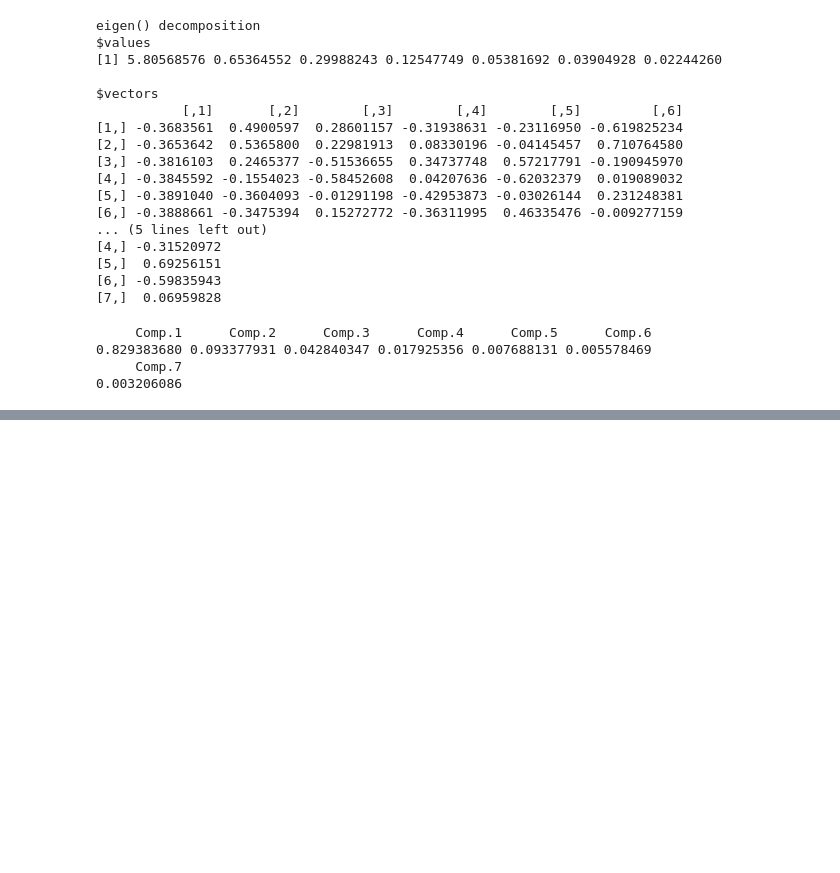
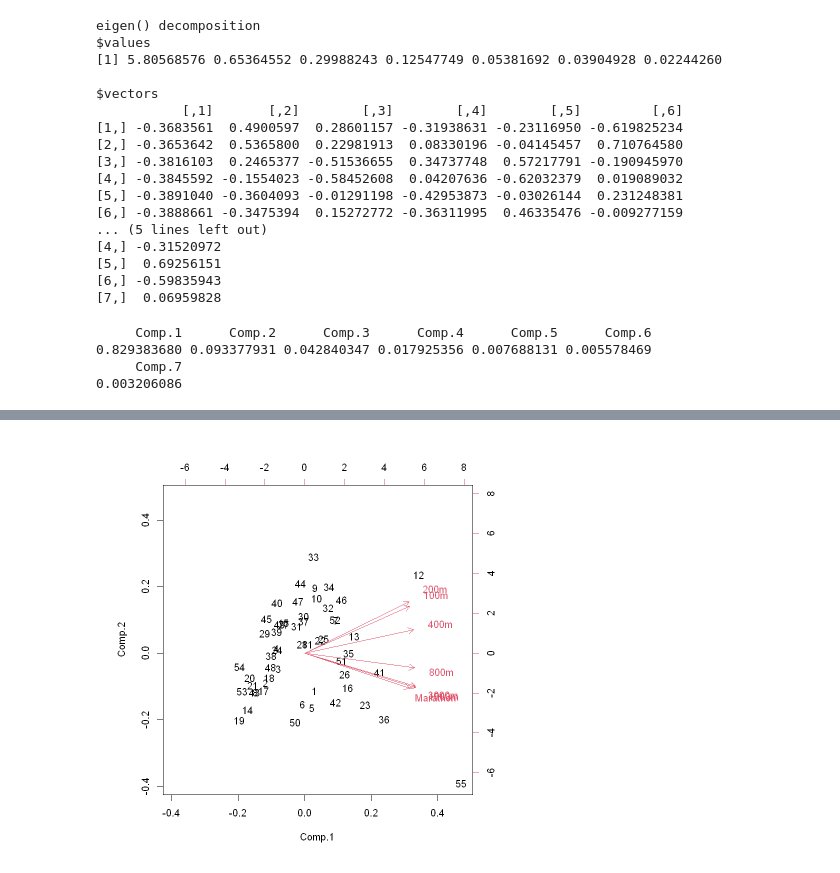
Before and after one commit to alexisuaguilaru/EstadisticaMultivariada, a Jupyter notebook: AnalisisComponentesPrincipales/Clases/0303_Ejemplo.ipynb, the cells around one changed output, grey strips where cells are left out. Drawn from its saved outputs; the diff is of its cells as text; code cells hidden in the pictures; blank space fills up the shorter version.

```diff
--- a/AnalisisComponentesPrincipales/Clases/0303_Ejemplo.ipynb
+++ b/AnalisisComponentesPrincipales/Clases/0303_Ejemplo.ipynb
@@ -123,0 +325,6 @@ $vectors
+# %%
+# Plot para PCA
+
+biplot(pca)
+# %% [output]
+[figure, added]
```
Also changed, not shown: parts of 23 cells of this notebook.
